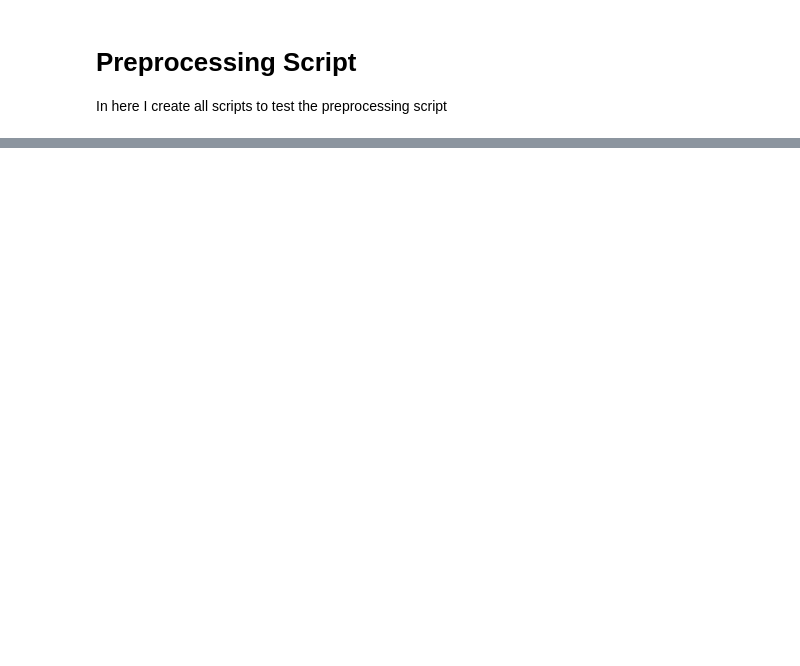
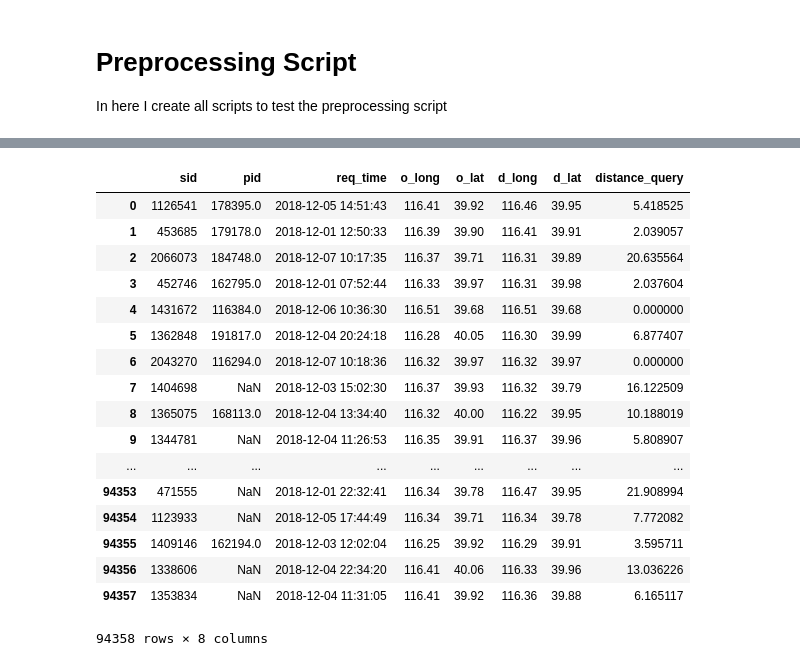
Before and after one commit to AlessandroVol23/kdd-cup-2019, a Jupyter notebook: notebooks/0.4_AV_Preprocessing_Script.ipynb, the cells around one changed output, grey strips where cells are left out. Saved outputs shown, nothing was run; the diff lists cells and outputs as text; code cells hidden in the pictures; blank space fills up the shorter version.

```diff
--- a/notebooks/0.4_AV_Preprocessing_Script.ipynb
+++ b/notebooks/0.4_AV_Preprocessing_Script.ipynb
@@ -69,0 +225,20 @@ FileNotFoundError: [Errno 2] File b'../data/raw/data_set_phase1/test_clicks.csv'
+# %%
+
+def a(df):
+    df = df.assign(
+        distance_query=(
+            df.apply(
+                lambda x: (distance([x.o_lat, x.o_long], [x.d_lat, x.d_long]).km),
+                axis=1,
+            )
+        )
+    )
+
+    return df
+# %%
+
+def b(df):
+    return (df.apply(lambda x: (distance([x.o_lat, x.o_long], [x.d_lat, x.d_long]).km),axis=1))
+# %%
+%%time
+tmp = a(test)
@@ -69,0 +254,5 @@ FileNotFoundError: [Errno 2] File b'../data/raw/data_set_phase1/test_clicks.csv'
+# %%
+%%time
+
+# Vectorized implementation of Haversine applied on Pandas series
+tmp["test2"] = b(test)
@@ -69,0 +262,21 @@ FileNotFoundError: [Errno 2] File b'../data/raw/data_set_phase1/test_clicks.csv'
+# %%
+tmp
+# %% [output]
+|  | sid | pid | req_time | o_long | o_lat | d_long | d_lat | distance_query |
+| 0 | 1126541 | 178395.0 | 2018-12-05 14:51:43 | 116.41 | 39.92 | 116.46 | 39.95 | 5.418525 |
+| 1 | 453685 | 179178.0 | 2018-12-01 12:50:33 | 116.39 | 39.90 | 116.41 | 39.91 | 2.039057 |
+| 2 | 2066073 | 184748.0 | 2018-12-07 10:17:35 | 116.37 | 39.71 | 116.31 | 39.89 | 20.635564 |
+| 3 | 452746 | 162795.0 | 2018-12-01 07:52:44 | 116.33 | 39.97 | 116.31 | 39.98 | 2.037604 |
+| 4 | 1431672 | 116384.0 | 2018-12-06 10:36:30 | 116.51 | 39.68 | 116.51 | 39.68 | 0.000000 |
+| 5 | 1362848 | 191817.0 | 2018-12-04 20:24:18 | 116.28 | 40.05 | 116.30 | 39.99 | 6.877407 |
+| 6 | 2043270 | 116294.0 | 2018-12-07 10:18:36 | 116.32 | 39.97 | 116.32 | 39.97 | 0.000000 |
+| 7 | 1404698 | NaN | 2018-12-03 15:02:30 | 116.37 | 39.93 | 116.32 | 39.79 | 16.122509 |
+| 8 | 1365075 | 168113.0 | 2018-12-04 13:34:40 | 116.32 | 40.00 | 116.22 | 39.95 | 10.188019 |
+| 9 | 1344781 | NaN | 2018-12-04 11:26:53 | 116.35 | 39.91 | 116.37 | 39.96 | 5.808907 |
+| ... | ... | ... | ... | ... | ... | ... | ... | ... |
+| 94353 | 471555 | NaN | 2018-12-01 22:32:41 | 116.34 | 39.78 | 116.47 | 39.95 | 21.908994 |
+| 94354 | 1123933 | NaN | 2018-12-05 17:44:49 | 116.34 | 39.71 | 116.34 | 39.78 | 7.772082 |
+| 94355 | 1409146 | 162194.0 | 2018-12-03 12:02:04 | 116.25 | 39.92 | 116.29 | 39.91 | 3.595711 |
+| 94356 | 1338606 | NaN | 2018-12-04 22:34:20 | 116.41 | 40.06 | 116.33 | 39.96 | 13.036226 |
+| 94357 | 1353834 | NaN | 2018-12-04 11:31:05 | 116.41 | 39.92 | 116.36 | 39.88 | 6.165117 |
+94358 rows × 8 columns
```
Also changed, not shown: parts of 50 cells of this notebook, 4 other files.
